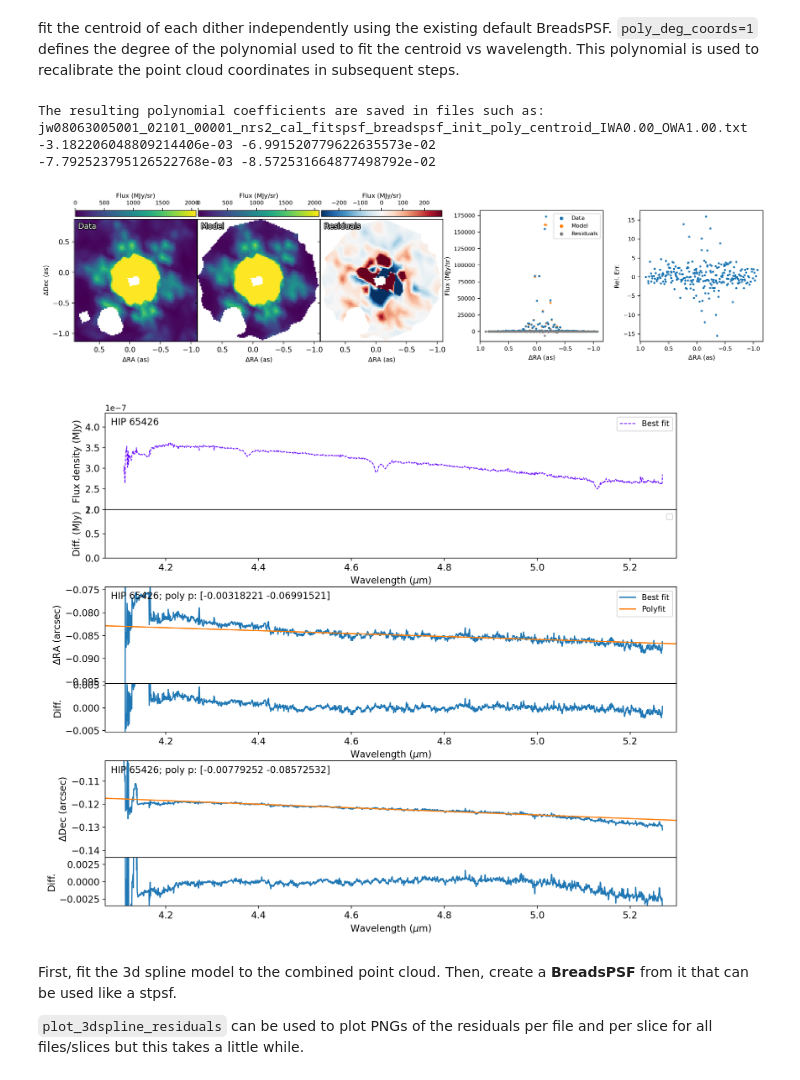
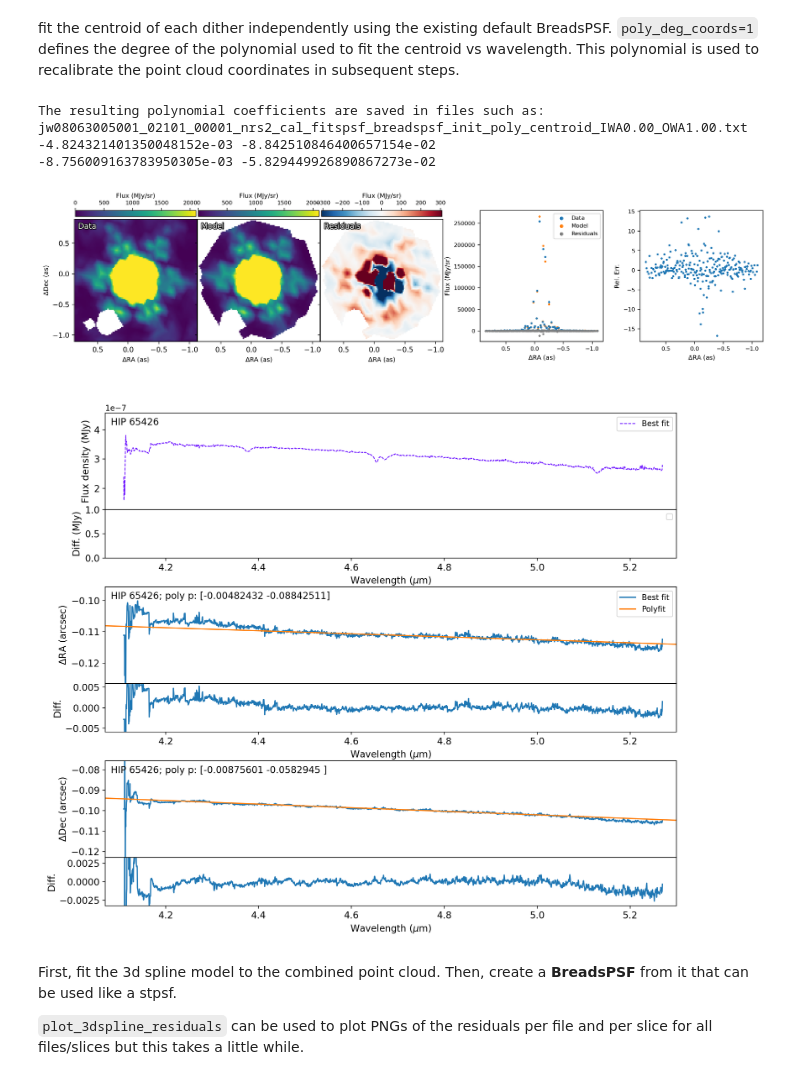
Before and after one commit to jruffio/breads, a Jupyter notebook: docs/source/tutorials/jwst/tutorial_HIP65426b.ipynb, the cells around one changed output. Saved outputs shown, nothing was run; the diff lists cells and outputs as text; code cells hidden in the pictures.

```diff
--- a/docs/source/tutorials/jwst/tutorial_HIP65426b.ipynb
+++ b/docs/source/tutorials/jwst/tutorial_HIP65426b.ipynb
@@ -58,7 +58,7 @@ uncal_path = os.path.join(base_path, f'uncal_{program}') # Path where to save th
 # Dates range between which the MAST query will look for the uncal data to download
 date_string = '2025-07-01 2025-07-31' # change me
 # Observing number for the dataset, see the JWST APT file for the program
-obsnum = "obsnum05" # # change me, e.g., "obsnum05" or "obsnum06"
+obsnum = "obsnum06" # # change me, e.g., "obsnum05" or "obsnum06"
 # detector to process
 detector = "nrs2" # change me, e.g. "nrs1" or "nrs2"
 grating = "G395H"# change me, e.g. "G140H", "G395H", "G395H"
@@ -201,39 +201,39 @@ fit the centroid of each dither independently using the existing default BreadsP
 # %%
 centroid_suffix_init = "_fitspsf_breadspsf_init"
 
 recenter_coordinates_per_frame_nirspec(cleaned_cal_files, utils_dir, combined_contnorm_spec_filename,
                                        centroid_suffix_init,
                                        mppool=mypool,
                                        overwrite=False,
                                        targetname=simbad_name,
                                        stis_spectrum=None,
                                        use_breadspsf=True,
                                        IWA=IWA_cen, OWA=OWA_cen,
                                        poly_deg_coords=1,
                                        plot_combined=True,
                                        mask_charge_transfer_radius=mask_charge_transfer_radius,
                                        ra_dec_point_sources=ra_dec_point_sources,
                                        wv_min=wv_min_cen, wv_max=wv_max_cen,)
 
 #############
 # Plotting
 
 print("The resulting polynomial coefficients are saved in files such as:")
 print("jw08063005001_02101_00001_nrs2_cal_fitspsf_breadspsf_init_poly_centroid_IWA0.00_OWA1.00.txt")
-with open(os.path.join(utils_dir,"jw08063005001_02101_00001_nrs2_cal_fitspsf_breadspsf_init_poly_centroid_IWA0.00_OWA1.00.txt")) as f:
+with open(os.path.join(utils_dir,"jw08063006001_02101_00001_nrs2_cal_fitspsf_breadspsf_init_poly_centroid_IWA0.00_OWA1.00.txt")) as f:
     print(f.read())
 
 # For the previews, look for PNGs like these in the utils folder:
 from IPython.display import Image, display
-display(Image(filename=os.path.join(utils_dir,"jw08063005001_02101_00001_nrs2_cal_fitspsf_breadspsf_init2d_plot.png")))
-display(Image(filename=os.path.join(utils_dir,"jw08063005001_02101_00001_nrs2_cal_fitspsf_breadspsf_init_results.png")))
+display(Image(filename=os.path.join(utils_dir,"jw08063006001_02101_00001_nrs2_cal_fitspsf_breadspsf_init2d_plot.png")))
+display(Image(filename=os.path.join(utils_dir,"jw08063006001_02101_00001_nrs2_cal_fitspsf_breadspsf_init_results.png")))
 # %% [output]
 The resulting polynomial coefficients are saved in files such as:
 jw08063005001_02101_00001_nrs2_cal_fitspsf_breadspsf_init_poly_centroid_IWA0.00_OWA1.00.txt
--3.182206048809214406e-03 -6.991520779622635573e-02
--7.792523795126522768e-03 -8.572531664877498792e-02
+-4.824321401350048152e-03 -8.842510846400657154e-02
+-8.756009163783950305e-03 -5.829449926890867273e-02
-[figure, old version]
+[figure, new version]
-[figure, old version]
+[figure, new version]
 # %% [markdown]
 First, fit the 3d spline model to the combined point cloud.
 Then, create a **BreadsPSF** from it that can be used like a stpsf.
```
Also changed, not shown: parts of 29 cells of this notebook, 7 other files.
